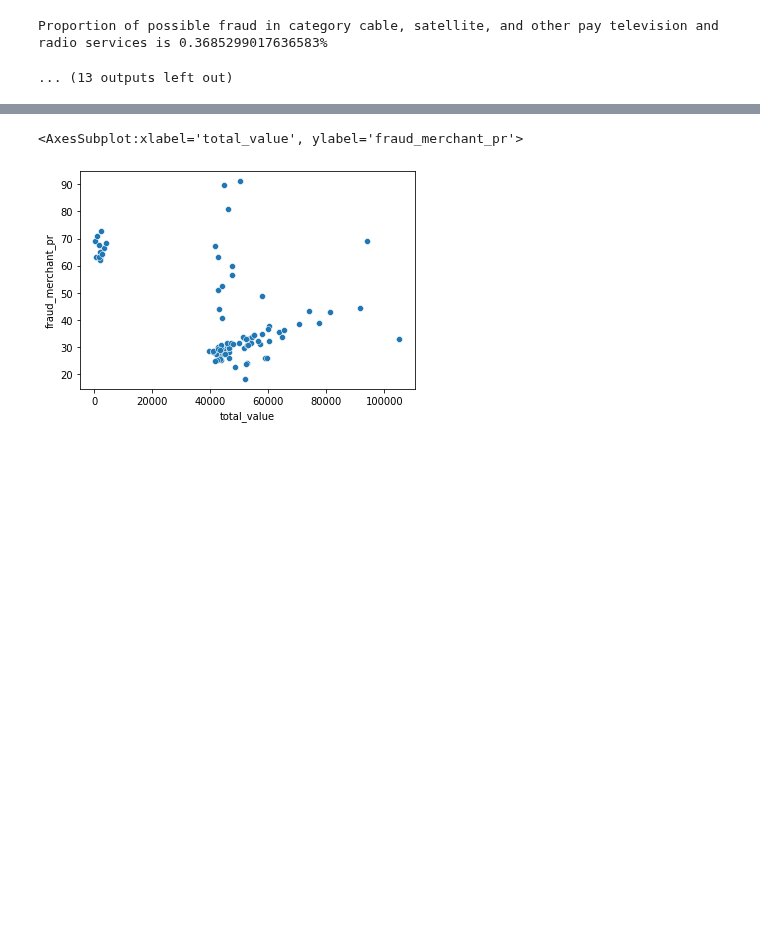
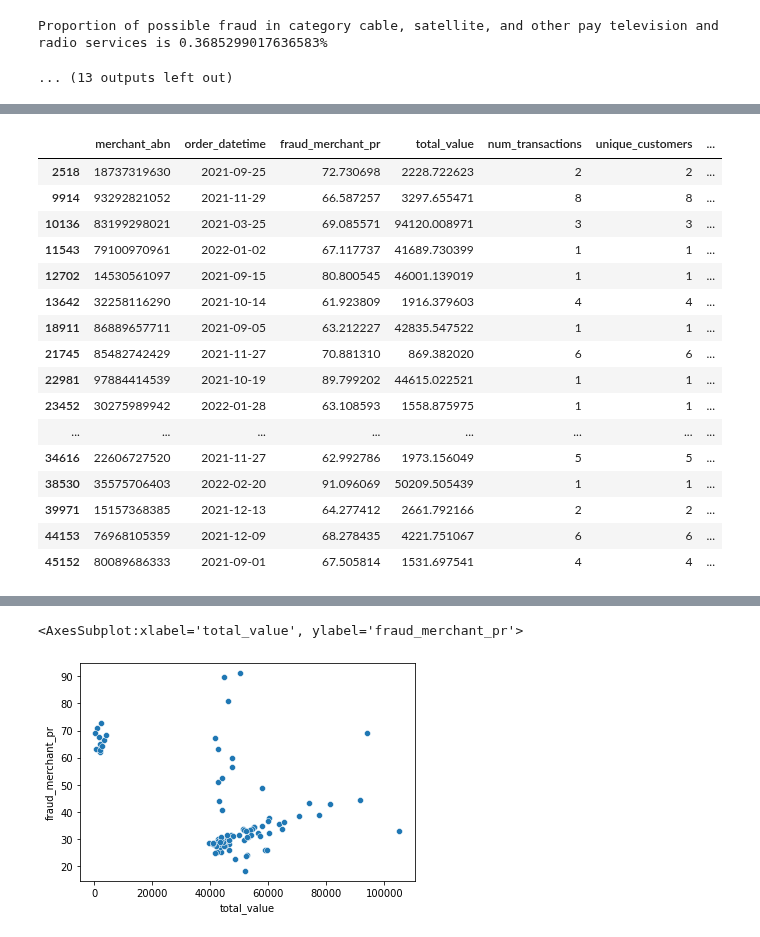
Before and after one commit to MAST30034-Applied-Data-Science/generic-buy-now-pay-later-project-group-11, a Jupyter notebook: notebooks/fraud_analysis.ipynb, the cells around one changed output, grey strips where cells are left out. Saved outputs shown, nothing was run; the diff lists cells and outputs as text; code cells hidden in the pictures; blank space fills up the shorter version.

```diff
--- a/notebooks/fraud_analysis.ipynb
+++ b/notebooks/fraud_analysis.ipynb
@@ -291,0 +283,20 @@ dollar_pd_merchant[dollar_pd_merchant["fraud_merchant_pr"].notnull()]
+# %%
+test_df
+# %% [output]
+|  | merchant_abn | order_datetime | fraud_merchant_pr | total_value | num_transactions | unique_customers | ... |
+| 2518 | 18737319630 | 2021-09-25 | 72.730698 | 2228.722623 | 2 | 2 | ... |
+| 9914 | 93292821052 | 2021-11-29 | 66.587257 | 3297.655471 | 8 | 8 | ... |
+| 10136 | 83199298021 | 2021-03-25 | 69.085571 | 94120.008971 | 3 | 3 | ... |
+| 11543 | 79100970961 | 2022-01-02 | 67.117737 | 41689.730399 | 1 | 1 | ... |
+| 12702 | 14530561097 | 2021-09-15 | 80.800545 | 46001.139019 | 1 | 1 | ... |
+| 13642 | 32258116290 | 2021-10-14 | 61.923809 | 1916.379603 | 4 | 4 | ... |
+| 18911 | 86889657711 | 2021-09-05 | 63.212227 | 42835.547522 | 1 | 1 | ... |
+| 21745 | 85482742429 | 2021-11-27 | 70.881310 | 869.382020 | 6 | 6 | ... |
+| 22981 | 97884414539 | 2021-10-19 | 89.799202 | 44615.022521 | 1 | 1 | ... |
+| 23452 | 30275989942 | 2022-01-28 | 63.108593 | 1558.875975 | 1 | 1 | ... |
+| ... | ... | ... | ... | ... | ... | ... | ... |
+| 34616 | 22606727520 | 2021-11-27 | 62.992786 | 1973.156049 | 5 | 5 | ... |
+| 38530 | 35575706403 | 2022-02-20 | 91.096069 | 50209.505439 | 1 | 1 | ... |
+| 39971 | 15157368385 | 2021-12-13 | 64.277412 | 2661.792166 | 2 | 2 | ... |
+| 44153 | 76968105359 | 2021-12-09 | 68.278435 | 4221.751067 | 6 | 6 | ... |
+| 45152 | 80089686333 | 2021-09-01 | 67.505814 | 1531.697541 | 4 | 4 | ... |
```
Also changed, not shown: parts of 39 cells of this notebook, 1 other file.
